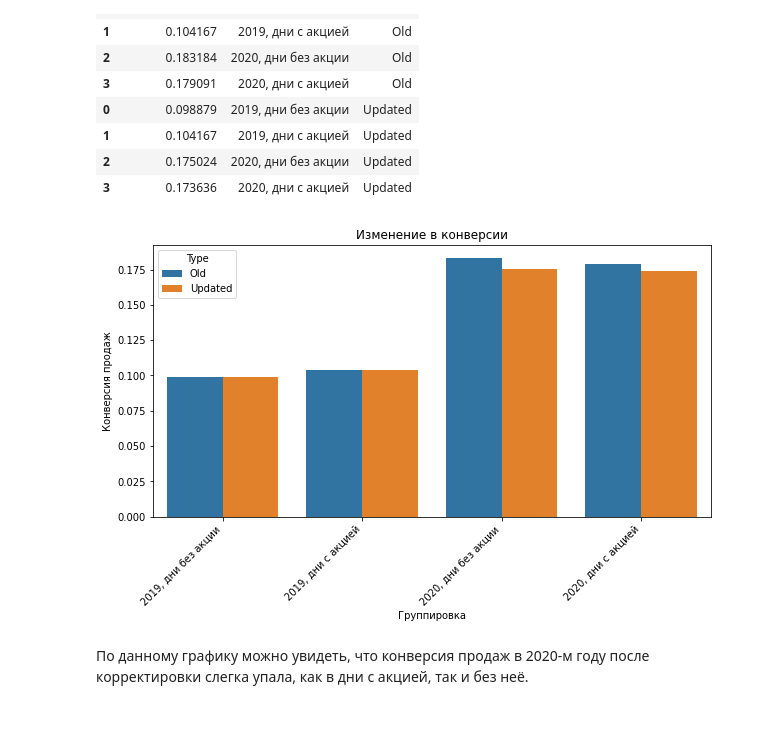
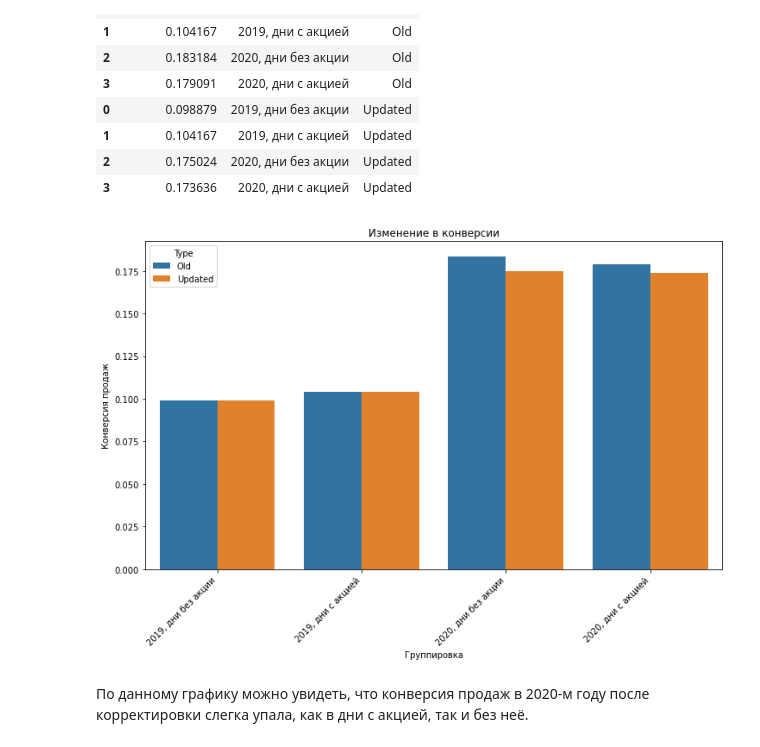
Before and after one commit to DenisKabanov/sber_audit_task, a Jupyter notebook: 2) Python/task.ipynb, the cells around one changed output. Cells and saved outputs as stored; diff of their text form; code cells hidden in the pictures; blank space fills up the shorter version.

Commit message:
task 2: add more informative graphs

```diff
--- a/2) Python/task.ipynb
+++ b/2) Python/task.ipynb
@@ -555,17 +555,19 @@ data_for_plot_change
 | 2 | 0.175024 | 2020, дни без акции | Updated |
 | 3 | 0.173636 | 2020, дни с акцией | Updated |
 # %%
-plt.figure(figsize=(10,5)) # задание размера фигуры
+plt.figure(figsize=(12, 7)) # задание размера фигуры
 
 sns.barplot(data=data_for_plot_change, x="Date", y="Avg_Conv_Sales", hue="Type") # столбчатая диаграмма с дивергенцией по hue
+
 plt.xticks(rotation=45, ha='right') # поворот на 45 градусов подписей под осью OX (ha='right' ~ правый конец соответствует колонке)
 
 plt.title("Изменение в конверсии") # название фигуры
 plt.xlabel("Группировка") # подпись по оси x
 plt.ylabel("Конверсия продаж") # подпись по оси y
+
 plt.show() # вывод графика
 # %% [output]
-[figure, old version]
+[figure, new version]
 # %% [markdown]
 По данному графику можно увидеть, что конверсия продаж в 2020-м году после корректировки слегка упала, как в дни с акцией, так и без неё.
 # %% [markdown]
```
Also changed, not shown: parts of 12 cells of this notebook.
